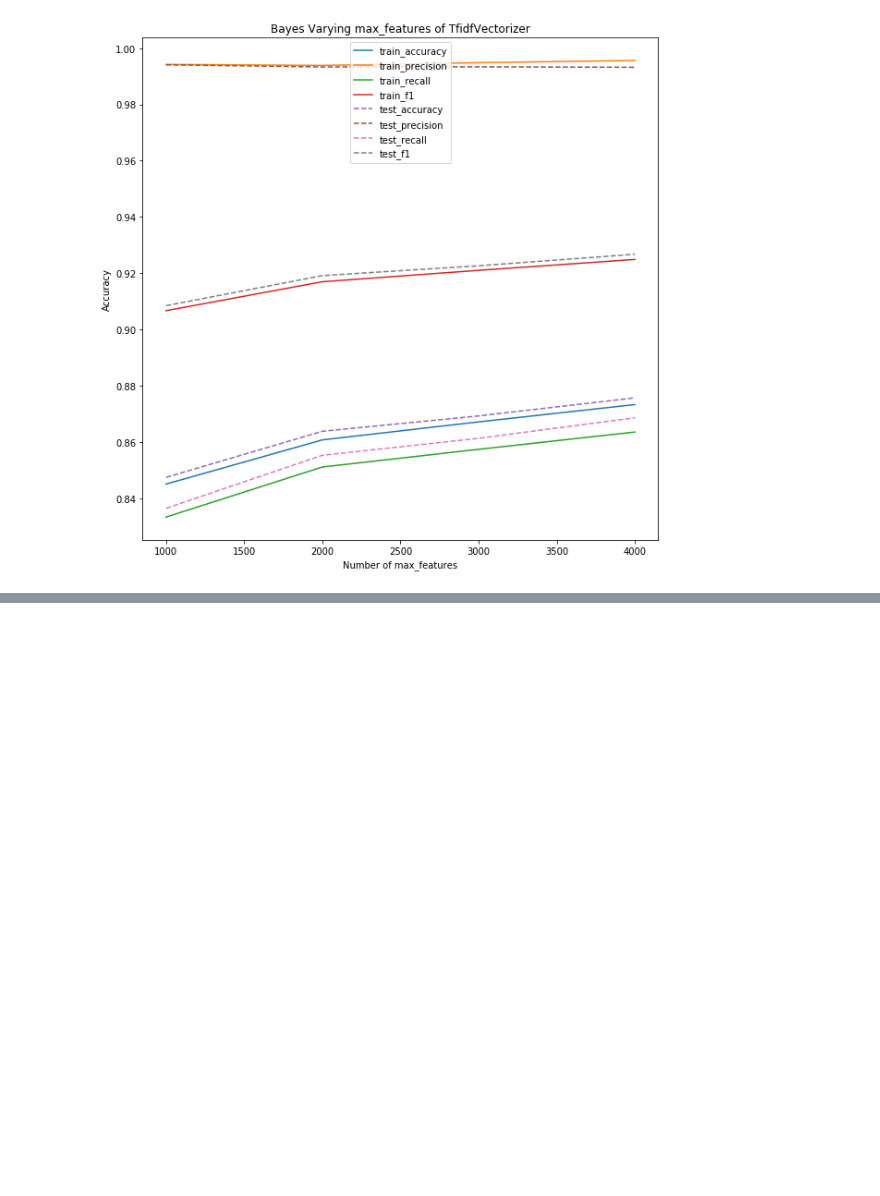
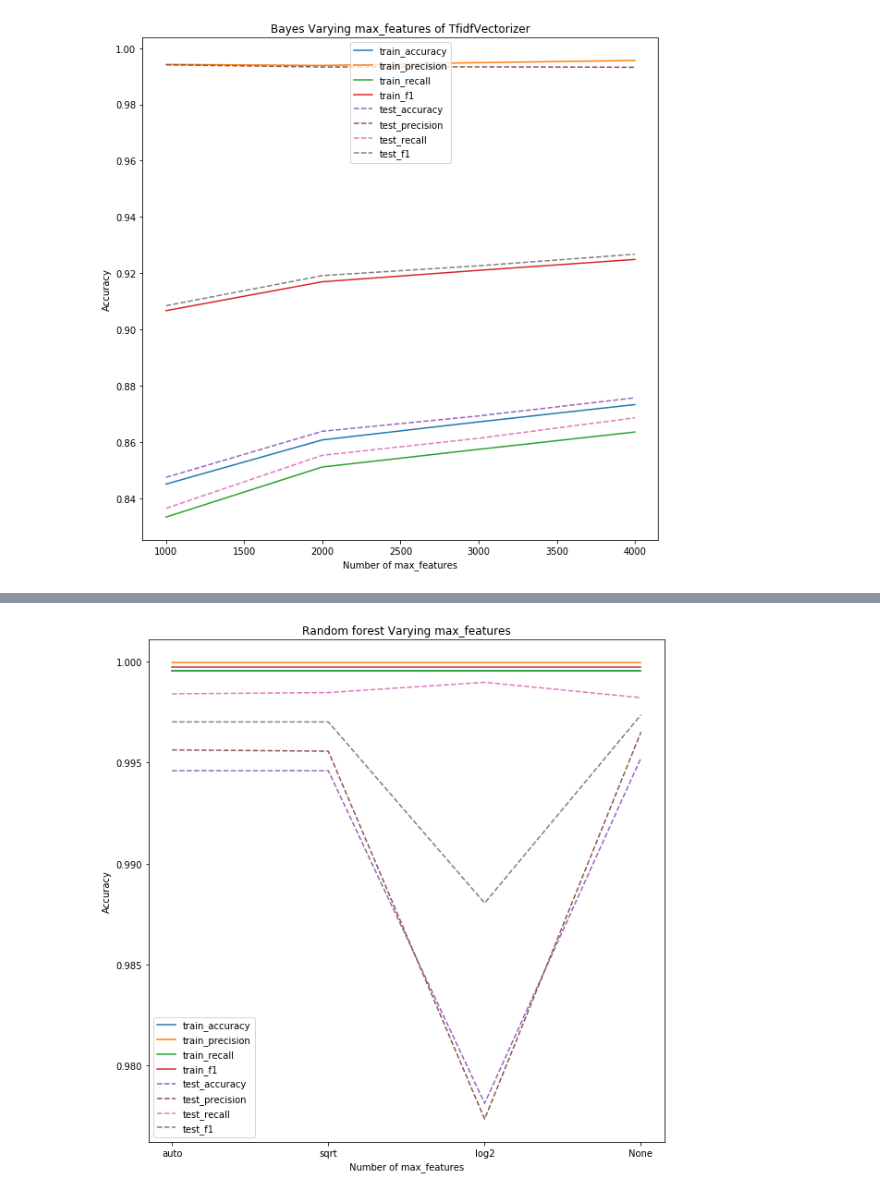
Before and after one commit to BinZhang109/NLP_Assignments, a Jupyter notebook: Lesson-07/assignment-07 First Step of using machine learning and models..ipynb, the cells around one changed output, grey strips where cells are left out. Saved outputs shown, nothing was run; the diff lists cells and outputs as text; code cells hidden in the pictures; blank space fills up the shorter version.

```diff
--- a/Lesson-07/assignment-07 First Step of using machine learning and models..ipynb
+++ b/Lesson-07/assignment-07 First Step of using machine learning and models..ipynb
@@ -1624,0 +2042,5 @@ plt.show()
+# %%
+score_list = []
+max_features = ['auto', 'sqrt', 'log2', None]
+for m in max_features:
+    score_list.append(get_score_from_varying_parameters(n_estimators=300, criterion='gini', max_features=m))
@@ -1624,0 +2065,41 @@ plt.show()
+# %%
+max_features = [str(m) for m in max_features]
+train_accuracy = np.empty(len(score_list))
+train_precision = np.empty(len(score_list))
+train_recall = np.empty(len(score_list))
+train_f1 = np.empty(len(score_list))
+
+test_accuracy = np.empty(len(score_list))
+test_precision = np.empty(len(score_list))
+test_recall = np.empty(len(score_list))
+test_f1 = np.empty(len(score_list))
+
+for i,k in enumerate(score_list):
+    train_accuracy[i] = k[0]
+    train_precision[i] = k[1]
+    train_recall[i] = k[2]
+    train_f1[i] = k[3]
+
+    test_accuracy[i] = k[4]
+    test_precision[i] = k[5]
+    test_recall[i] = k[6]
+    test_f1[i] = k[7]
+
+plt.figure(figsize=(10,10))
+plt.title('Random forest Varying max_features')
+
+plt.plot(max_features, train_accuracy, label='train_accuracy')
+plt.plot(max_features, train_precision, label='train_precision')
+plt.plot(max_features, train_recall, label='train_recall')
+plt.plot(max_features, train_f1, label='train_f1')
+plt.plot(max_features, test_accuracy, '--', label='test_accuracy')
+plt.plot(max_features, test_precision, '--', label='test_precision')
+plt.plot(max_features, test_recall, '--', label='test_recall')
+plt.plot(max_features, test_f1, '--', label='test_f1')
+
+plt.legend()
+plt.xlabel('Number of max_features')
+plt.ylabel('Accuracy')
+plt.show()
+# %% [output]
+[figure, added]
```
Also changed, not shown: parts of 67 cells of this notebook.
